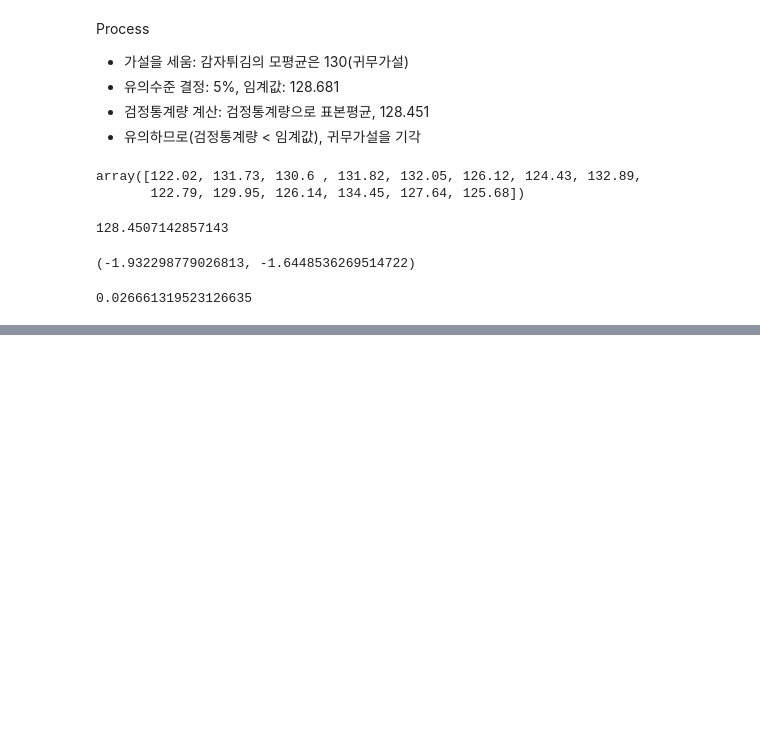
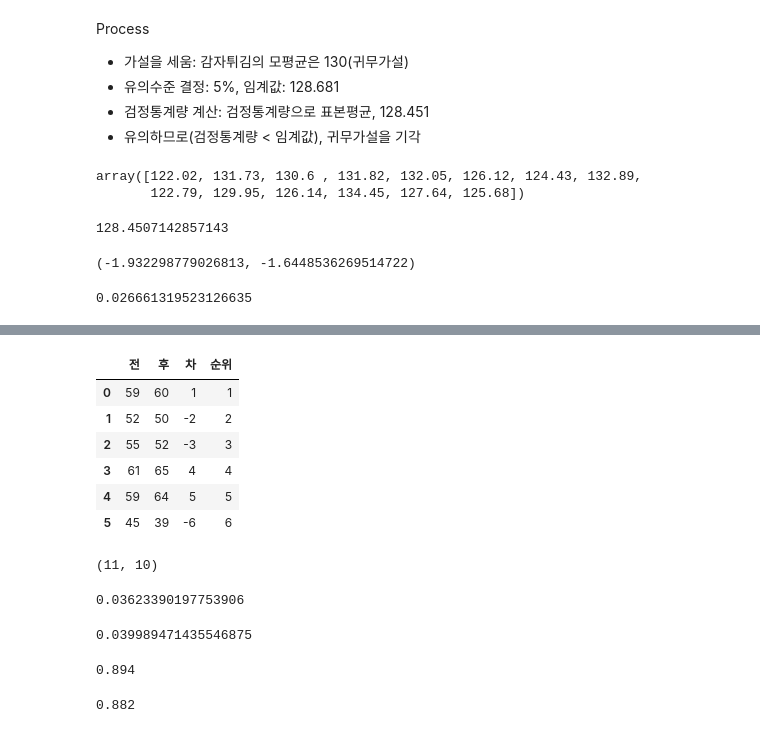
Before and after one commit to MiddleJo/Study_for_Bigdata_analysis, a Jupyter notebook: stat_5.ipynb, the cells around one changed output, grey strips where cells are left out. Drawn from its saved outputs; the diff is of its cells as text; code cells hidden in the pictures; blank space fills up the shorter version.

```diff
--- a/stat_5.ipynb
+++ b/stat_5.ipynb
@@ -237,0 +515,62 @@ p_value
+# %%
+# 이제 근력운동 후 향상된 사람과 악화된 사람이 둘다 있는 경우를 보자.
+toy_df['후'] = toy_df['전'] + [1,-2,-3,4,5,-6]
+diff = toy_df['후'] - toy_df['전']
+rank = stats.rankdata(abs(diff)).astype('int')
+toy_df['차'] = diff
+toy_df['순위'] = rank
+toy_df
+# %% [output]
+|  | 전 | 후 | 차 | 순위 |
+| 0 | 59 | 60 | 1 | 1 |
+| 1 | 52 | 50 | -2 | 2 |
+| 2 | 55 | 52 | -3 | 3 |
+| 3 | 61 | 65 | 4 | 4 |
+| 4 | 59 | 64 | 5 | 5 |
+| 5 | 45 | 39 | -6 | 6 |
+# %%
+# 향상된 사람과 악화된 사람이 동일하게 분산되어 있어 비슷한 값이 된다.
+# 정리하자면 차이에 편향이 있을수록 r_minus와 r_plus에도 편향이 생기고, 검정통계량은 작아진다.
+# 즉, 검정통계량이 임곗값보다 작으면 중앙값에 차이가 있다는 주장을 할 수 있다는 것이다. (운동 전후 평균이 달라지고, 유의미한 결과)
+r_minus = np.sum((diff<0)*rank)
+r_plus = np.sum((diff>0)*rank)
+
+r_minus, r_plus
+# %% [output]
+(11, 10)
+# %%
+T, p = stats.wilcoxon(training_rel['전'], training_rel['후'])
+p
+# %% [output]
+0.03623390197753906
+# %%
+# 이것도 가능, 귀무가설은 기가되었다
+T, p = stats.wilcoxon(training_rel['후']-training_rel['전'])
+p
+# %% [output]
+0.039989471435546875
+# %%
+# 대응비교 t검정의 검정력
+n = 10000
+diffs = np.round(stats.norm(3,4).rvs(size=(n,20)))
+cnt = 0
+alpha = 0.05
+for diff in diffs:
+    t,p = stats.ttest_1samp(diff,0)
+    if p<alpha:
+        cnt +=1
+cnt/n
+# %% [output]
+0.894
+# %%
+# 윌콕슨의 부호순위검정의 검정력
+# 모집단이 정규분포를 따르는 경우, t검정의 검정력이 더 좋다.
+cnt = 0
+alpha = 0.05
+for diff in diffs:
+    T,p = stats.wilcoxon(diff)
+    if p<alpha:
+        cnt +=1
+cnt/n
+# %% [output]
+0.882
```
Also changed, not shown: parts of 55 cells of this notebook.
